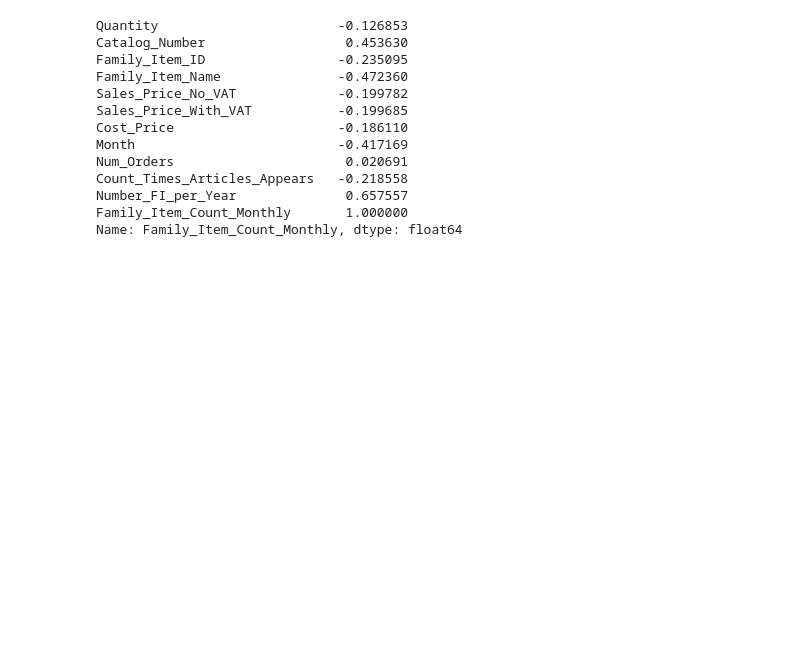
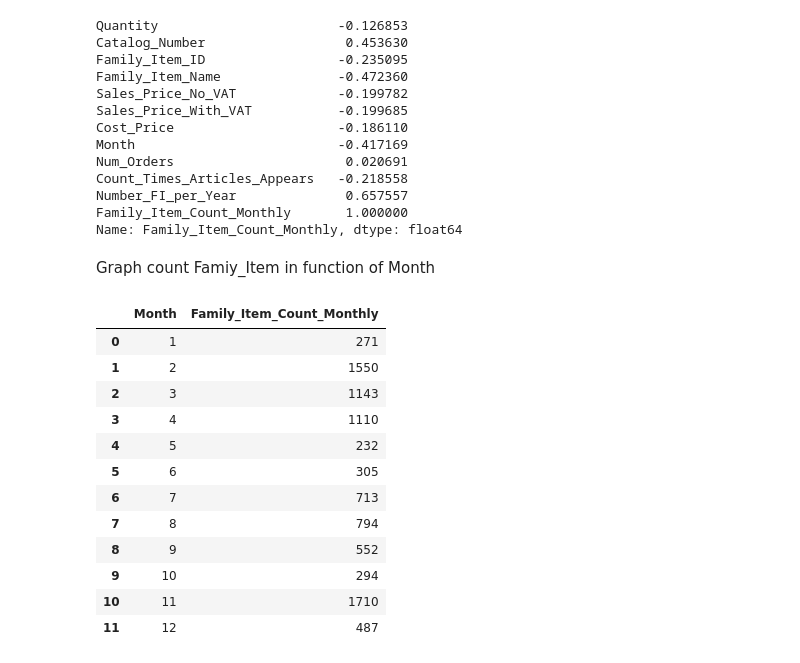
Before and after one commit to Nlasry1996/Nautica-Home, a Jupyter notebook: Untitled0.ipynb, the cells around one changed output. Cells and saved outputs as stored; diff of their text form; code cells hidden in the pictures; blank space fills up the shorter version.

```diff
--- a/Untitled0.ipynb
+++ b/Untitled0.ipynb
@@ -141,3 +149,22 @@ Count_Times_Articles_Appears   -0.218558
 Number_FI_per_Year              0.657557
 Family_Item_Count_Monthly       1.000000
 Name: Family_Item_Count_Monthly, dtype: float64
+# %% [markdown]
+Graph count Famiy_Item in function of Month
+# %%
+df_Month_FI= df.groupby('Month')['Family_Item_Count_Monthly'].count().reset_index()
+df_Month_FI
+# %% [output]
+|  | Month | Family_Item_Count_Monthly |
+| 0 | 1 | 271 |
+| 1 | 2 | 1550 |
+| 2 | 3 | 1143 |
+| 3 | 4 | 1110 |
+| 4 | 5 | 232 |
+| 5 | 6 | 305 |
+| 6 | 7 | 713 |
+| 7 | 8 | 794 |
+| 8 | 9 | 552 |
+| 9 | 10 | 294 |
+| 10 | 11 | 1710 |
+| 11 | 12 | 487 |
```
Also changed, not shown: parts of 7 cells of this notebook.
